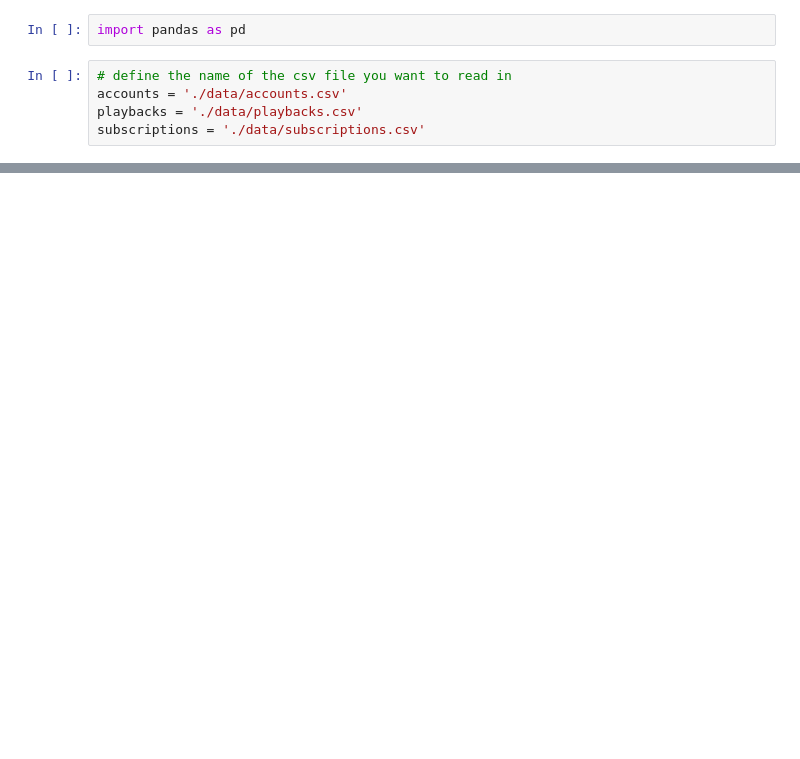
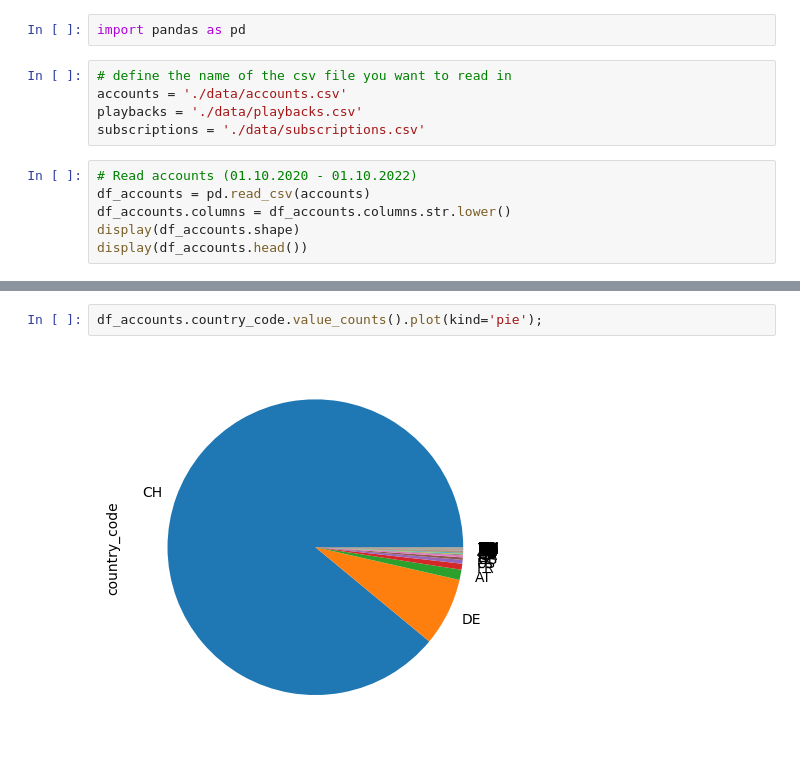
Before and after one commit to elisicke/Data-Analyst-Capstone-Project, a Jupyter notebook: Group.ipynb, the cells around one changed output, grey strips where cells are left out. Cells and saved outputs as stored; diff of their text form; blank space fills up the shorter version.

```diff
--- a/Group.ipynb
+++ b/Group.ipynb
@@ -5,3 +5,9 @@ import pandas as pd
 accounts = './data/accounts.csv'
 playbacks = './data/playbacks.csv'
 subscriptions = './data/subscriptions.csv'
+# %%
+# Read accounts (01.10.2020 - 01.10.2022)
+df_accounts = pd.read_csv(accounts)
+df_accounts.columns = df_accounts.columns.str.lower()
+display(df_accounts.shape)
+display(df_accounts.head())
@@ -7,0 +63,4 @@ subscriptions = './data/subscriptions.csv'
+# %%
+df_accounts.country_code.value_counts().plot(kind='pie');
+# %% [output]
+[figure, added]
```
Also changed, not shown: parts of 15 cells of this notebook.
